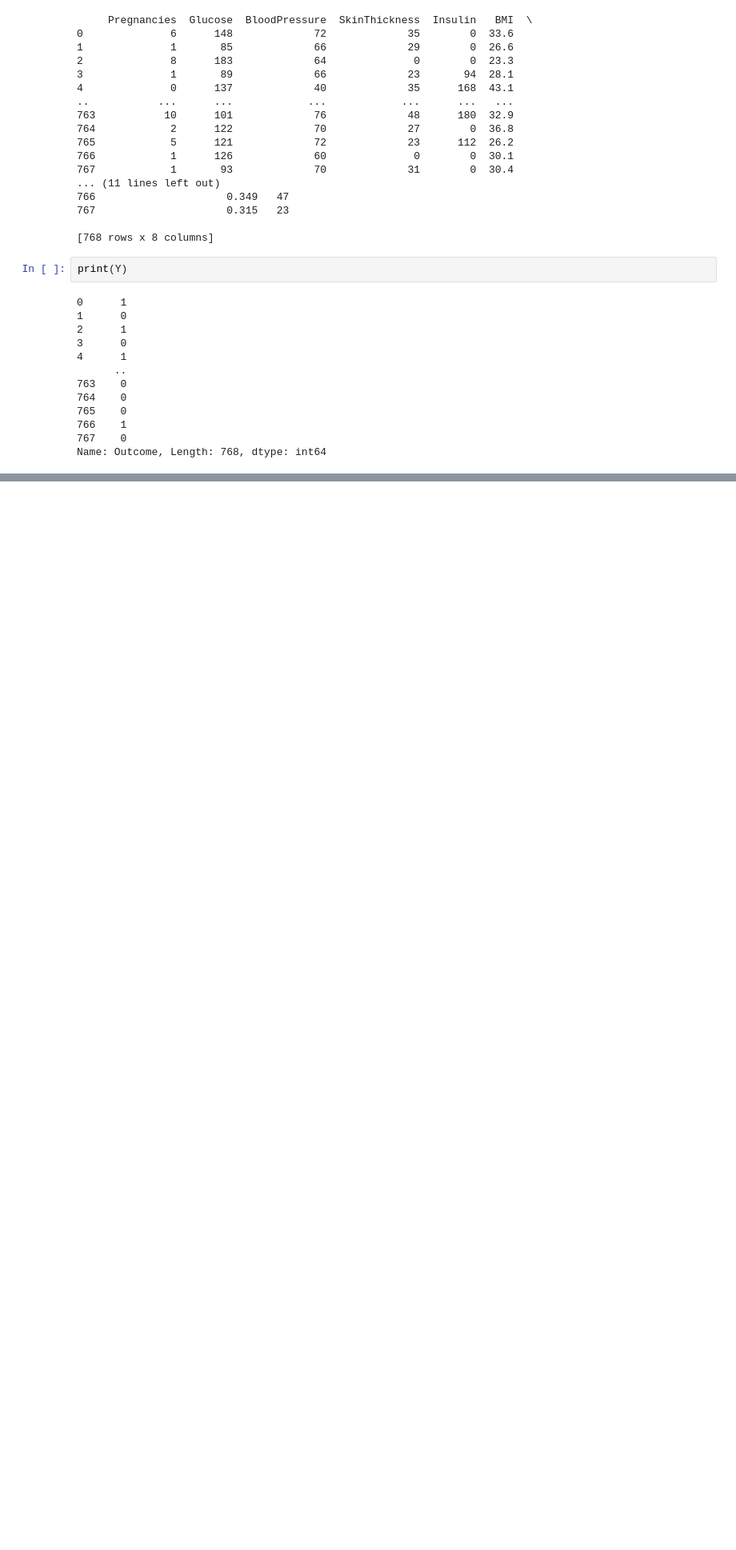
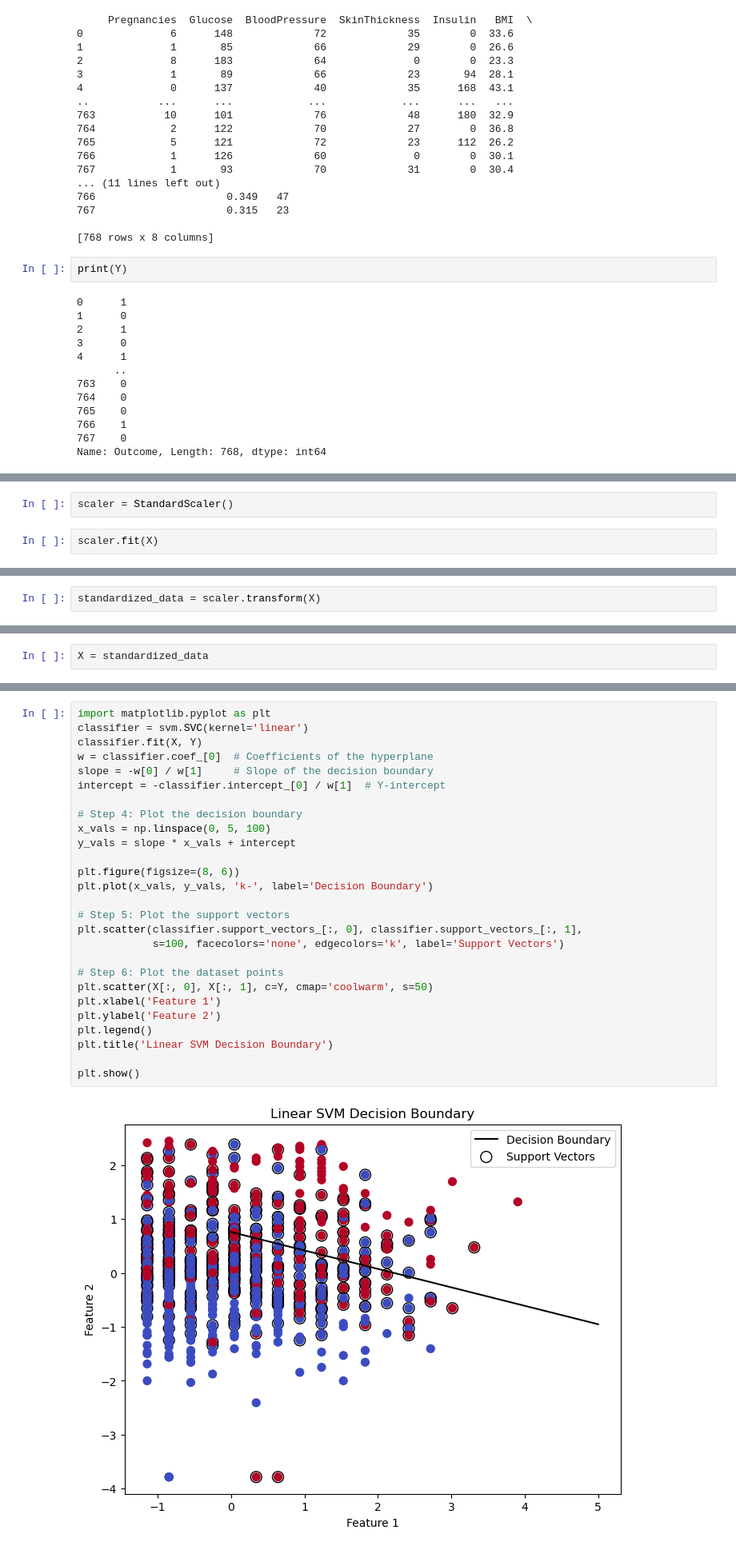
Before and after one commit to MorsiYoucef/Diabetes_Prediction, a Jupyter notebook: diabetes_pred.ipynb, the cells around one changed output, grey strips where cells are left out. Shown: that part at 80% size. Drawn from its saved outputs; the diff is of its cells as text; blank space fills up the shorter version.

```diff
--- a/diabetes_pred.ipynb
+++ b/diabetes_pred.ipynb
@@ -89,0 +92,4 @@ Name: Outcome, Length: 768, dtype: int64
+# %%
+scaler = StandardScaler()
+# %%
+scaler.fit(X)
@@ -89,0 +98,2 @@ Name: Outcome, Length: 768, dtype: int64
+# %%
+standardized_data = scaler.transform(X)
@@ -89,0 +116,2 @@ Name: Outcome, Length: 768, dtype: int64
+# %%
+X = standardized_data
@@ -89,0 +149,29 @@ Name: Outcome, Length: 768, dtype: int64
+# %%
+import matplotlib.pyplot as plt
+classifier = svm.SVC(kernel='linear')
+classifier.fit(X, Y)
+w = classifier.coef_[0]  # Coefficients of the hyperplane
+slope = -w[0] / w[1]     # Slope of the decision boundary
+intercept = -classifier.intercept_[0] / w[1]  # Y-intercept
+
+# Step 4: Plot the decision boundary
+x_vals = np.linspace(0, 5, 100)
+y_vals = slope * x_vals + intercept
+
+plt.figure(figsize=(8, 6))
+plt.plot(x_vals, y_vals, 'k-', label='Decision Boundary')
+
+# Step 5: Plot the support vectors
+plt.scatter(classifier.support_vectors_[:, 0], classifier.support_vectors_[:, 1],
+            s=100, facecolors='none', edgecolors='k', label='Support Vectors')
+
+# Step 6: Plot the dataset points
+plt.scatter(X[:, 0], X[:, 1], c=Y, cmap='coolwarm', s=50)
+plt.xlabel('Feature 1')
+plt.ylabel('Feature 2')
+plt.legend()
+plt.title('Linear SVM Decision Boundary')
+
+plt.show()
+# %% [output]
+[figure, added]
```
Also changed, not shown: parts of 18 cells of this notebook.
